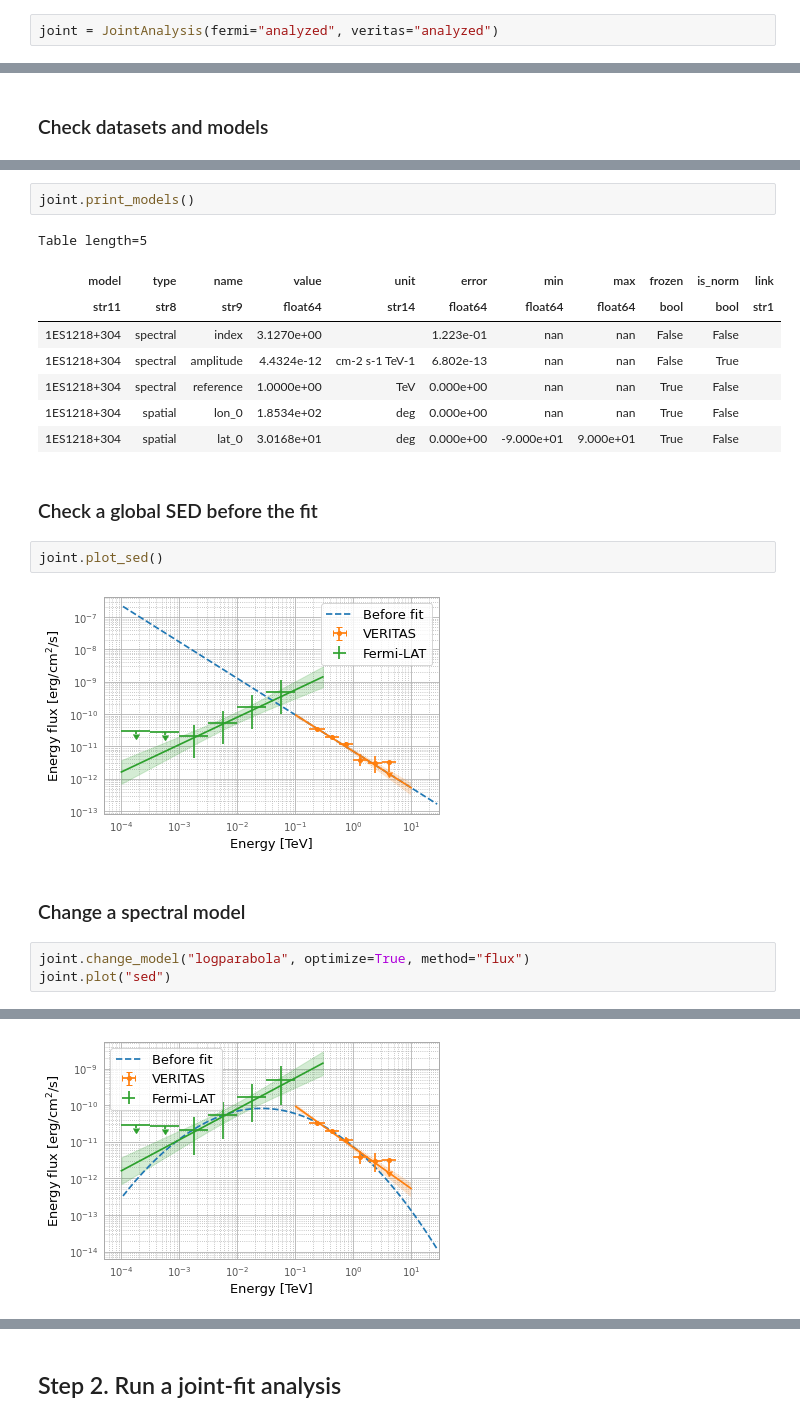
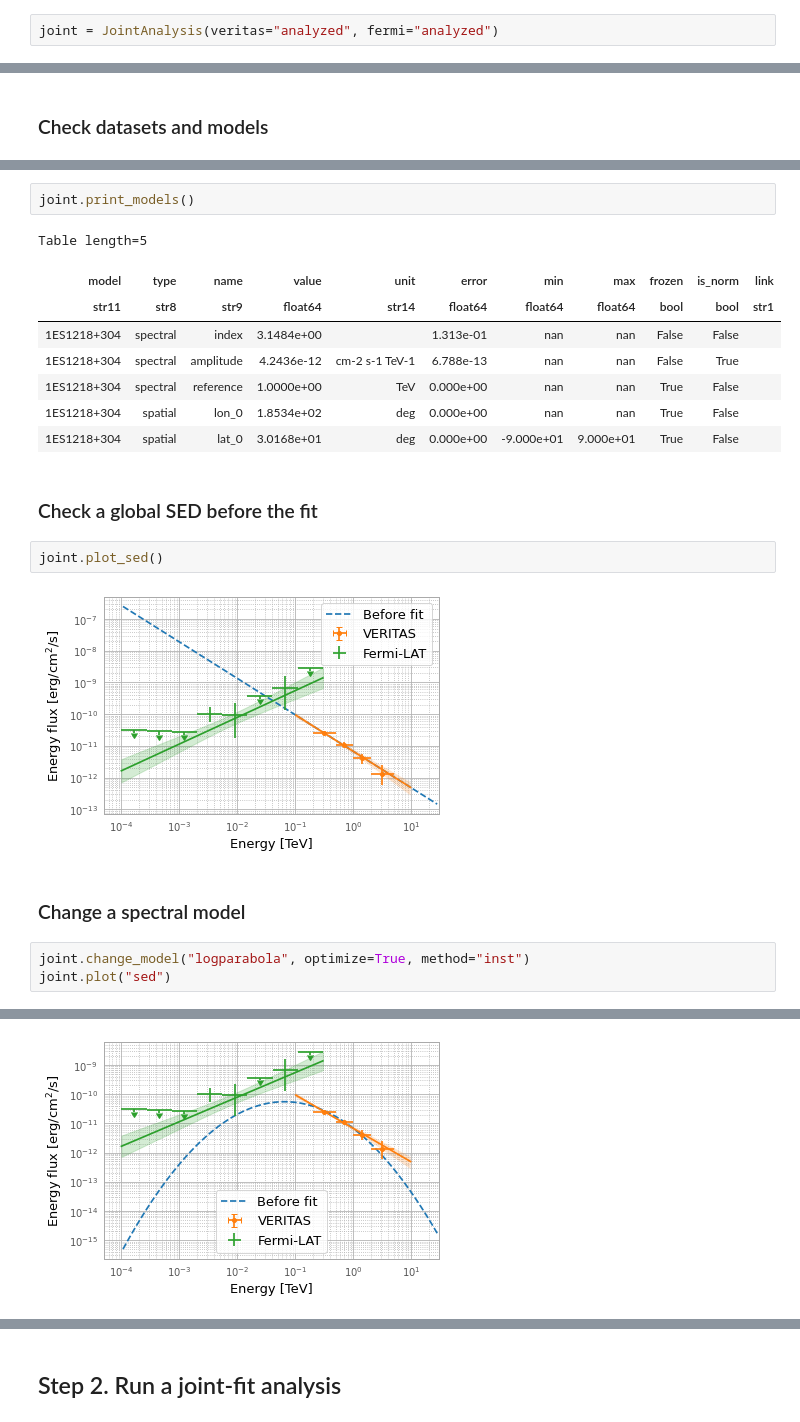
Before and after one commit to takdg123/vtspy, a Jupyter notebook: docs/examples/Tutorial_3_Jointi-fit_analysis.ipynb, the cells around one changed output, grey strips where cells are left out. Drawn from its saved outputs; the diff is of its cells as text.

```diff
--- a/docs/examples/Tutorial_3_Jointi-fit_analysis.ipynb
+++ b/docs/examples/Tutorial_3_Jointi-fit_analysis.ipynb
@@ -16,5 +13,5 @@ WARNING: version mismatch between CFITSIO header (v4.000999999999999) and linked
 # %% [markdown]
 ## Step 1. Load Fermi-LAT and VERITAS datasets
 # %%
-joint = JointAnalysis(fermi="analyzed", veritas="analyzed")
+joint = JointAnalysis(veritas="analyzed", fermi="analyzed")
 # %% [output]
@@ -62,8 +40,8 @@ joint.print_models()
 Table length=5
 | model | type | name | value | unit | error | min | max | frozen | is_norm | link |
 | str11 | str8 | str9 | float64 | str14 | float64 | float64 | float64 | bool | bool | str1 |
-| 1ES1218+304 | spectral | index | 3.1270e+00 |  | 1.223e-01 | nan | nan | False | False |  |
-| 1ES1218+304 | spectral | amplitude | 4.4324e-12 | cm-2 s-1 TeV-1 | 6.802e-13 | nan | nan | False | True |  |
+| 1ES1218+304 | spectral | index | 3.1484e+00 |  | 1.313e-01 | nan | nan | False | False |  |
+| 1ES1218+304 | spectral | amplitude | 4.2436e-12 | cm-2 s-1 TeV-1 | 6.788e-13 | nan | nan | False | True |  |
 | 1ES1218+304 | spectral | reference | 1.0000e+00 | TeV | 0.000e+00 | nan | nan | True | False |  |
 | 1ES1218+304 | spatial | lon_0 | 1.8534e+02 | deg | 0.000e+00 | nan | nan | True | False |  |
 | 1ES1218+304 | spatial | lat_0 | 3.0168e+01 | deg | 0.000e+00 | -9.000e+01 | 9.000e+01 | True | False |  |
@@ -72,10 +50,10 @@ Table length=5
 # %%
 joint.plot_sed()
 # %% [output]
-[figure, old version]
+[figure, new version]
 # %% [markdown]
 ### Change a spectral model
 # %%
-joint.change_model("logparabola", optimize=True, method="flux")
+joint.change_model("logparabola", optimize=True, method="inst")
 joint.plot("sed")
 # %% [output]
@@ -84 +62 @@ joint.plot("sed")
-[figure, old version]
+[figure, new version]
```
Also changed, not shown: parts of 15 cells of this notebook, 15 other files.
